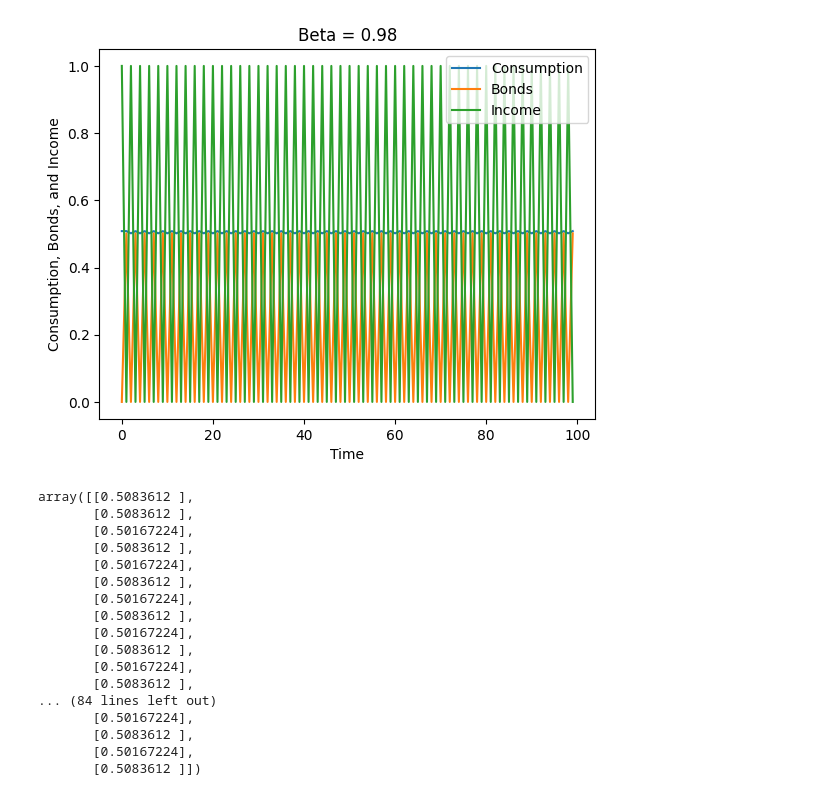
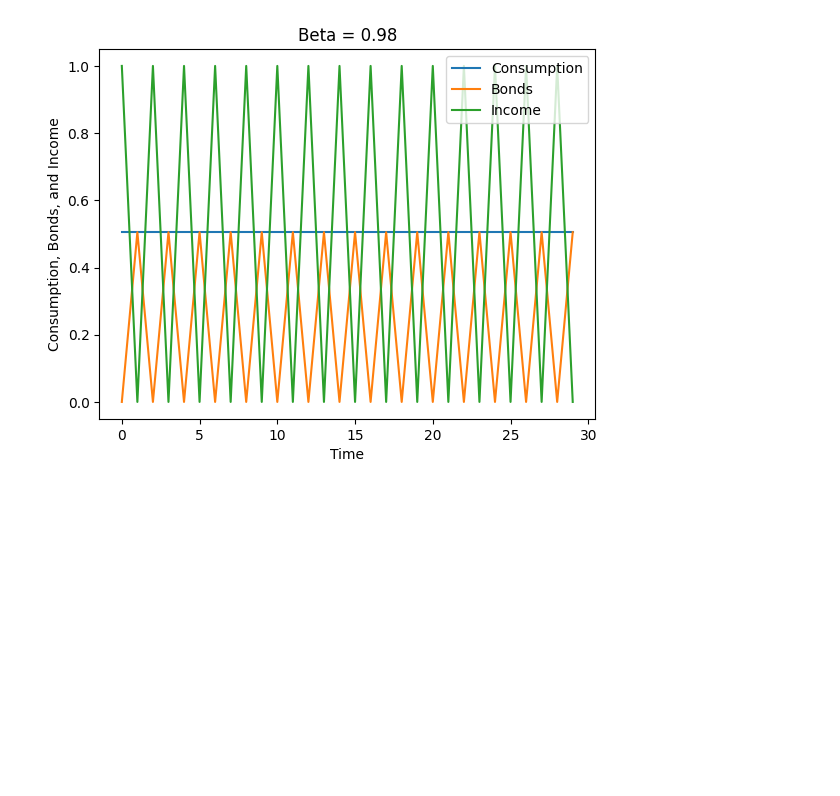
Before and after one commit to TomRutter42/Macro, a Jupyter notebook: SeasonalProblem.ipynb, the cells around one changed output. Saved outputs shown, nothing was run; the diff lists cells and outputs as text; code cells hidden in the pictures; blank space fills up the shorter version.

```diff
--- a/SeasonalProblem.ipynb
+++ b/SeasonalProblem.ipynb
@@ -7,12 +7,12 @@ from numba import jit
 beta = 0.98
 R = 1 / beta
 sigma = 0.5
-T = 100
+T = 30
 # %%
 # define grid A
 b_max = 5
 # b_grid = np.linspace(0, b_max, num = b_max * 10 + 1)
-b_grid = np.linspace(0, b_max, num = 300)
+b_grid = np.linspace(0, b_max, num = 100)
 # %%
 # Define income process
 y = np.zeros((T,1))
@@ -83,53 +83,34 @@ for t in range(T-2, -1, -1):
 # Find the optimal path of bond holdings, starting with bonds b0
 b0 = 0
 b_opt = np.zeros((T, 1))
 b_opt[0] = b0
 for t in range(1, T):
     i = np.where(b_grid == b_opt[t-1])[0][0]
     b_opt[t] = B[t-1, i]
 
 
 # Find the optimal path of consumption, starting with bonds b0
 c_opt = np.zeros((T, 1))
 c_opt[0] = cons(b0, y[0], b_opt[1])
 for t in range(1, T):
     i = np.where(b_grid == b_opt[t-1])[0][0]
     c_opt[t] = C[t-1, i]
 
 # Plot the path of consumption, the path of bond holdings,
 # and the path of income all on the same graph.
 plt.plot(c_opt, label = 'Consumption')
 plt.plot(b_opt, label = 'Bonds')
 plt.plot(y, label = 'Income')
 plt.legend()
 ## Add a title
 plt.title('Beta = 0.98')
 ## Add an x-axis label
 plt.xlabel('Time')
 ## Add a y-axis label
 plt.ylabel('Consumption, Bonds, and Income')
 plt.show()
-
-c_opt
 # %% [output]
-[figure, old version]
+[figure, new version]
-array([[0.5083612 ],
-       [0.5083612 ],
-       [0.50167224],
-       [0.5083612 ],
-       [0.50167224],
-       [0.5083612 ],
-       [0.50167224],
-       [0.5083612 ],
-       [0.50167224],
-       [0.5083612 ],
-       [0.50167224],
-       [0.5083612 ],
-... (84 lines left out)
-       [0.50167224],
-       [0.5083612 ],
-       [0.50167224],
-       [0.5083612 ]])
 # %%
 # define parameters
 beta = 0.9
```
Also changed, not shown: parts of 4 cells of this notebook.
